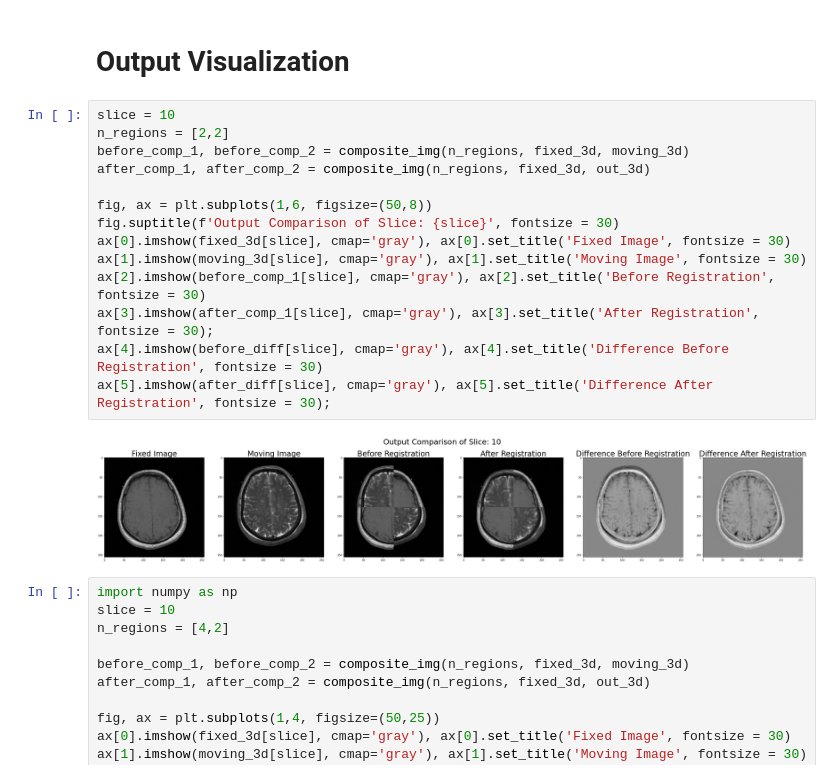
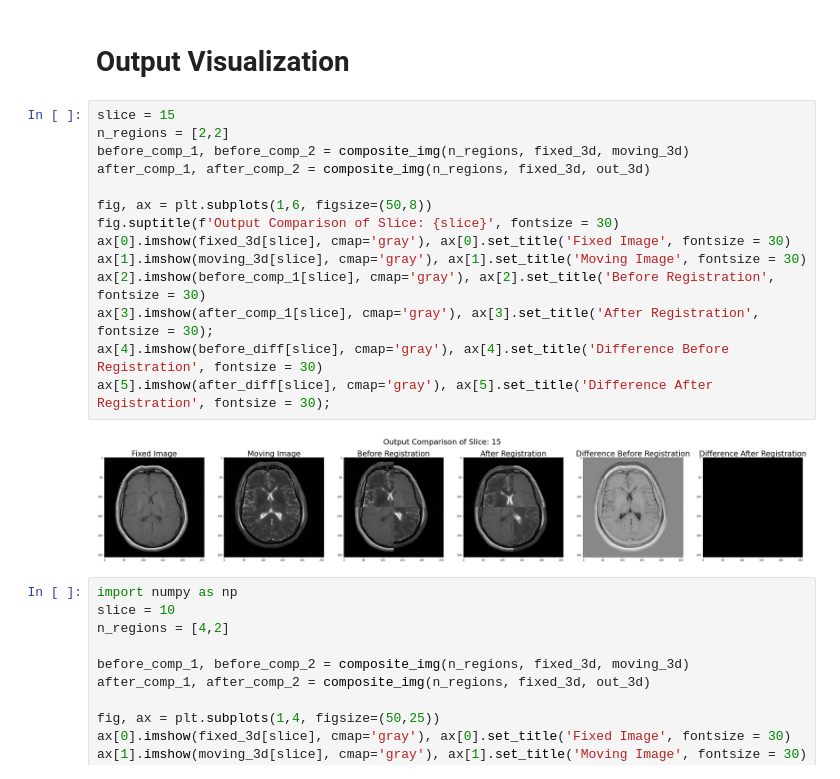
Before and after one commit to Vinith-Kugathasan/Image-Registration-with-ITK, a Jupyter notebook: ITK_Registration.ipynb, the cells around one changed output. Drawn from its saved outputs; the diff is of its cells as text.

```diff
--- a/ITK_Registration.ipynb
+++ b/ITK_Registration.ipynb
@@ -280,21 +310,21 @@ writer.Update()
 # %% [markdown]
 # Output Visualization
 # %%
-slice = 10
+slice = 15
 n_regions = [2,2]
 before_comp_1, before_comp_2 = composite_img(n_regions, fixed_3d, moving_3d)
 after_comp_1, after_comp_2 = composite_img(n_regions, fixed_3d, out_3d)
 
 fig, ax = plt.subplots(1,6, figsize=(50,8))
 fig.suptitle(f'Output Comparison of Slice: {slice}', fontsize = 30)
 ax[0].imshow(fixed_3d[slice], cmap='gray'), ax[0].set_title('Fixed Image', fontsize = 30)
 ax[1].imshow(moving_3d[slice], cmap='gray'), ax[1].set_title('Moving Image', fontsize = 30)
 ax[2].imshow(before_comp_1[slice], cmap='gray'), ax[2].set_title('Before Registration', fontsize = 30)
 ax[3].imshow(after_comp_1[slice], cmap='gray'), ax[3].set_title('After Registration', fontsize = 30);
 ax[4].imshow(before_diff[slice], cmap='gray'), ax[4].set_title('Difference Before Registration', fontsize = 30)
 ax[5].imshow(after_diff[slice], cmap='gray'), ax[5].set_title('Difference After Registration', fontsize = 30);
 # %% [output]
-[figure, old version]
+[figure, new version]
 # %%
 import numpy as np
 slice = 10
```
Also changed, not shown: parts of 9 cells of this notebook.
